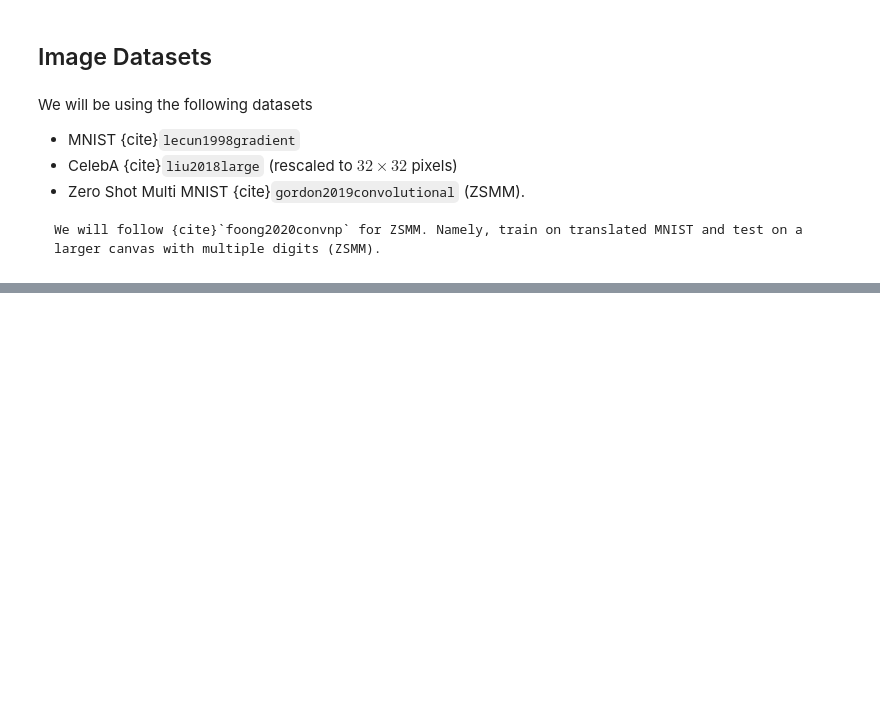
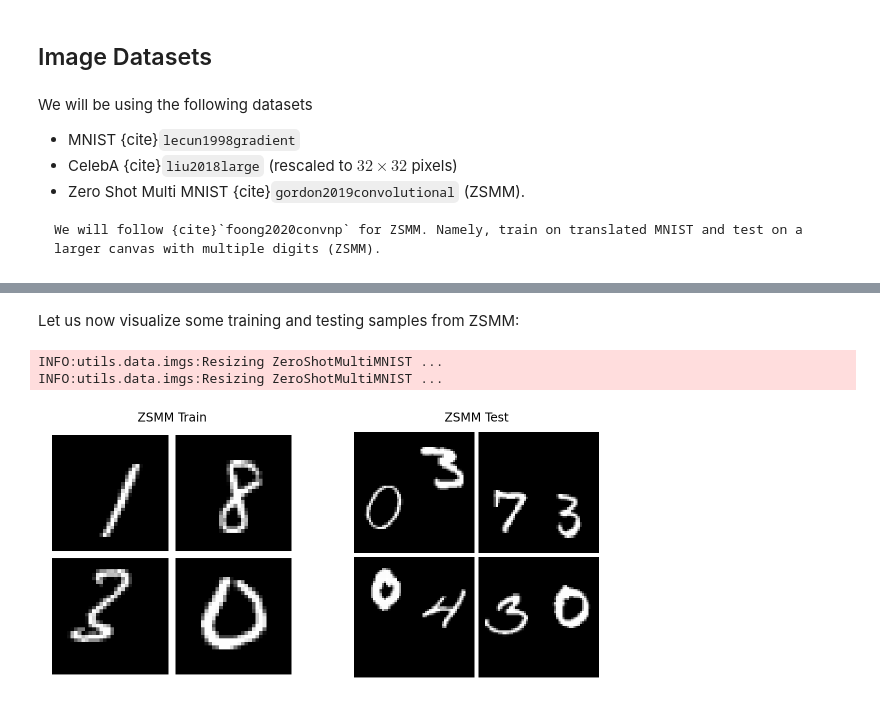
Before and after one commit to YannDubs/Neural-Process-Family, a Jupyter notebook: jupyter/reproducibility/Datasets.ipynb, the cells around one changed output, grey strips where cells are left out. Cells and saved outputs as stored; diff of their text form; code cells hidden in the pictures; blank space fills up the shorter version.

Commit message:
[VIZ]: add ZSMM train and test plots.

```diff
--- a/jupyter/reproducibility/Datasets.ipynb
+++ b/jupyter/reproducibility/Datasets.ipynb
@@ -201,0 +176,17 @@ for i, (k, dataset) in enumerate(datasets.items()):
+# %% [markdown]
+Let us now visualize some training and testing samples from ZSMM:
+# %%
+datasets_zsmm = dict()
+datasets_zsmm["ZSMM Train"], datasets_zsmm["ZSMM Test"] = get_train_test_img_dataset("zsmms")
+# %% [output]
+INFO:utils.data.imgs:Resizing ZeroShotMultiMNIST ...
+INFO:utils.data.imgs:Resizing ZeroShotMultiMNIST ...
+# %%
+from utils.visualize import plot_dataset_samples_imgs
+
+n_datasets = len(datasets_zsmm)
+fig, axes = plt.subplots(1, n_datasets, figsize=(5 * n_datasets, 5))
+for i, (k, dataset) in enumerate(datasets_zsmm.items()):
+    plot_dataset_samples_imgs(dataset, title=k, ax=axes[i])
+# %% [output]
+[figure, added]
```
Also changed, not shown: parts of 4 cells of this notebook.
